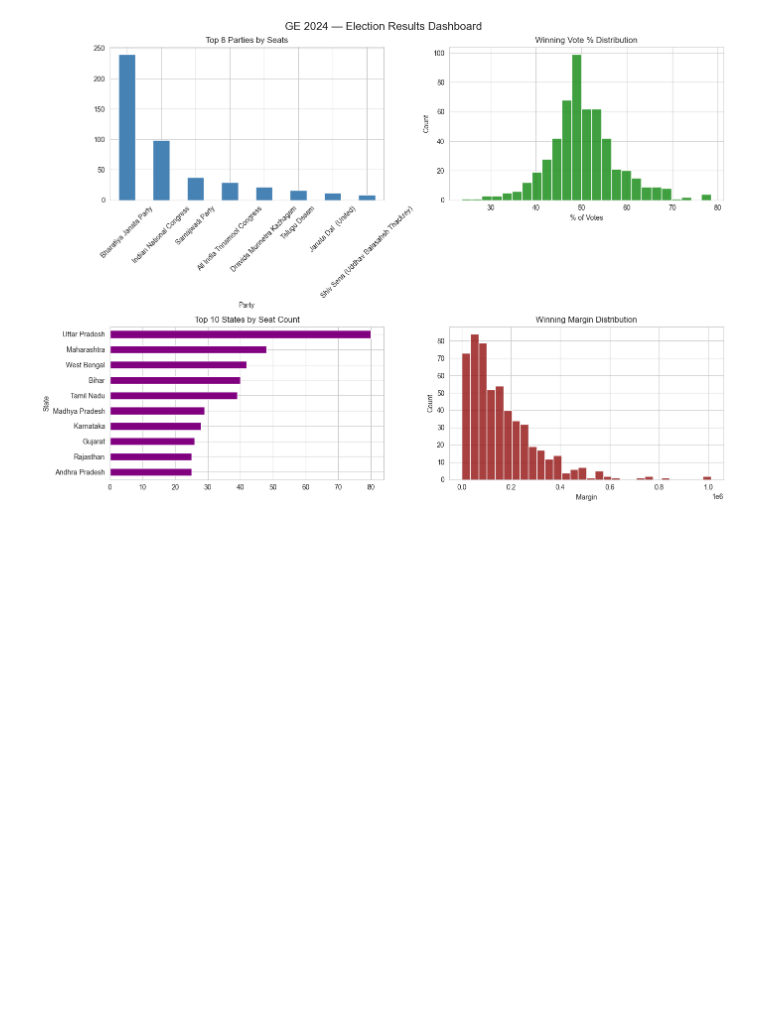
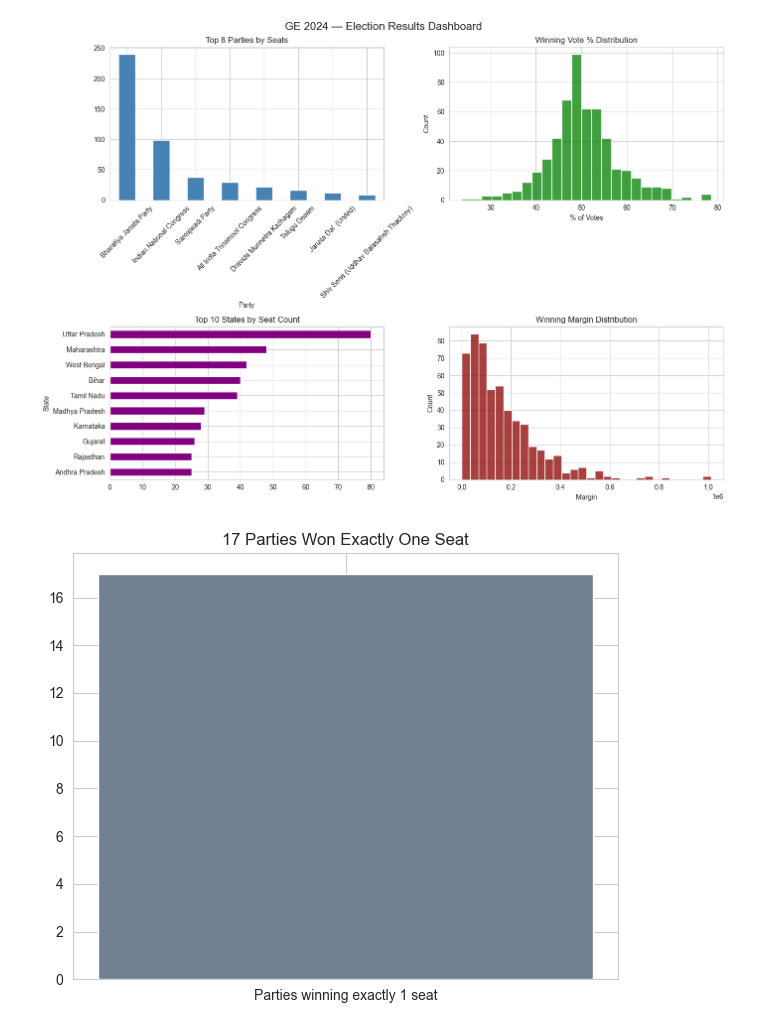
Before and after one commit to geershatisaxena/Election, a Jupyter notebook: res.ipynb, the cells around one changed output. Drawn from its saved outputs; the diff is of its cells as text; code cells hidden in the pictures; blank space fills up the shorter version.

```diff
--- a/res.ipynb
+++ b/res.ipynb
@@ -1255,3 +1255,11 @@ plt.suptitle("GE 2024 — Election Results Dashboard", fontsize=16)
 plt.tight_layout()
 # %% [output]
 [figure]
+# %%
+one_seat_parties = seats_won[seats_won == 1]
+plt.figure(figsize=(6, 5))
+plt.bar(["Parties winning exactly 1 seat"], [len(one_seat_parties)], color="slategray")
+plt.title(f"{len(one_seat_parties)} Parties Won Exactly One Seat")
+plt.tight_layout()
+# %% [output]
+[figure, added]
```
Also changed, not shown: parts of 6 cells of this notebook.
